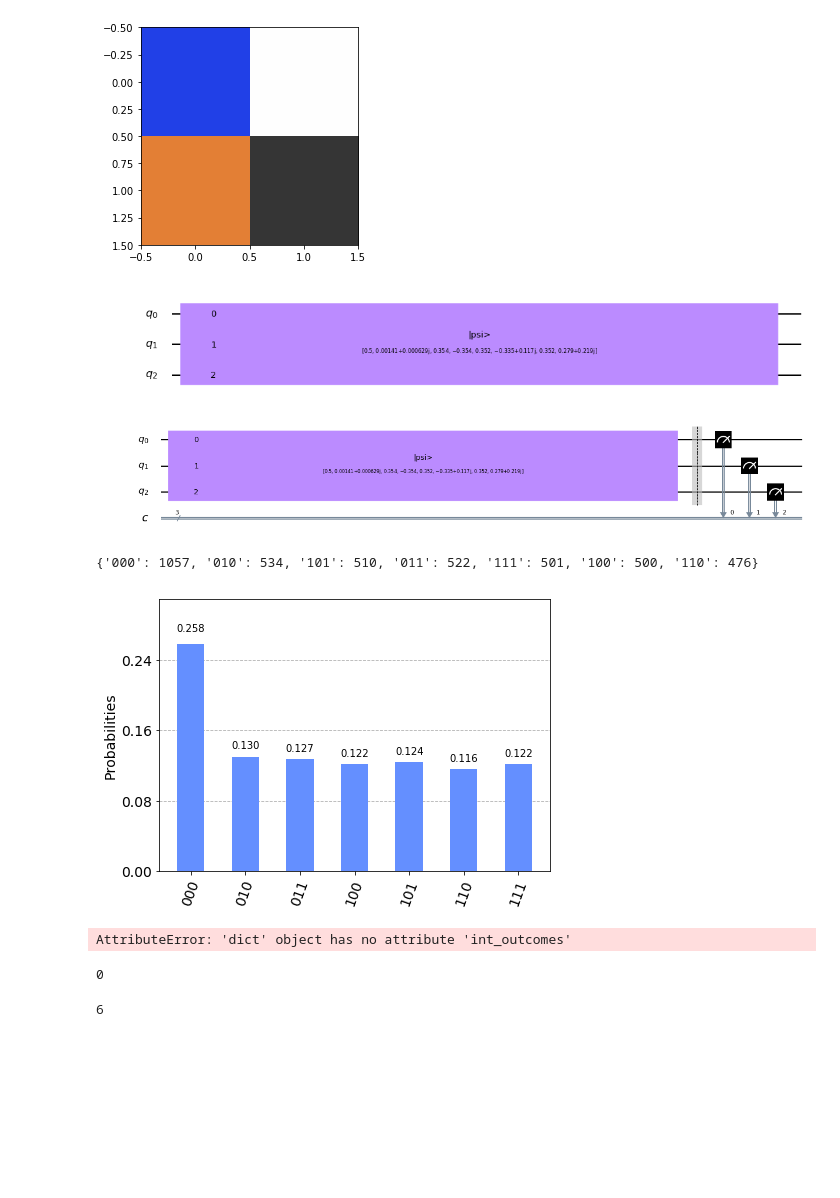
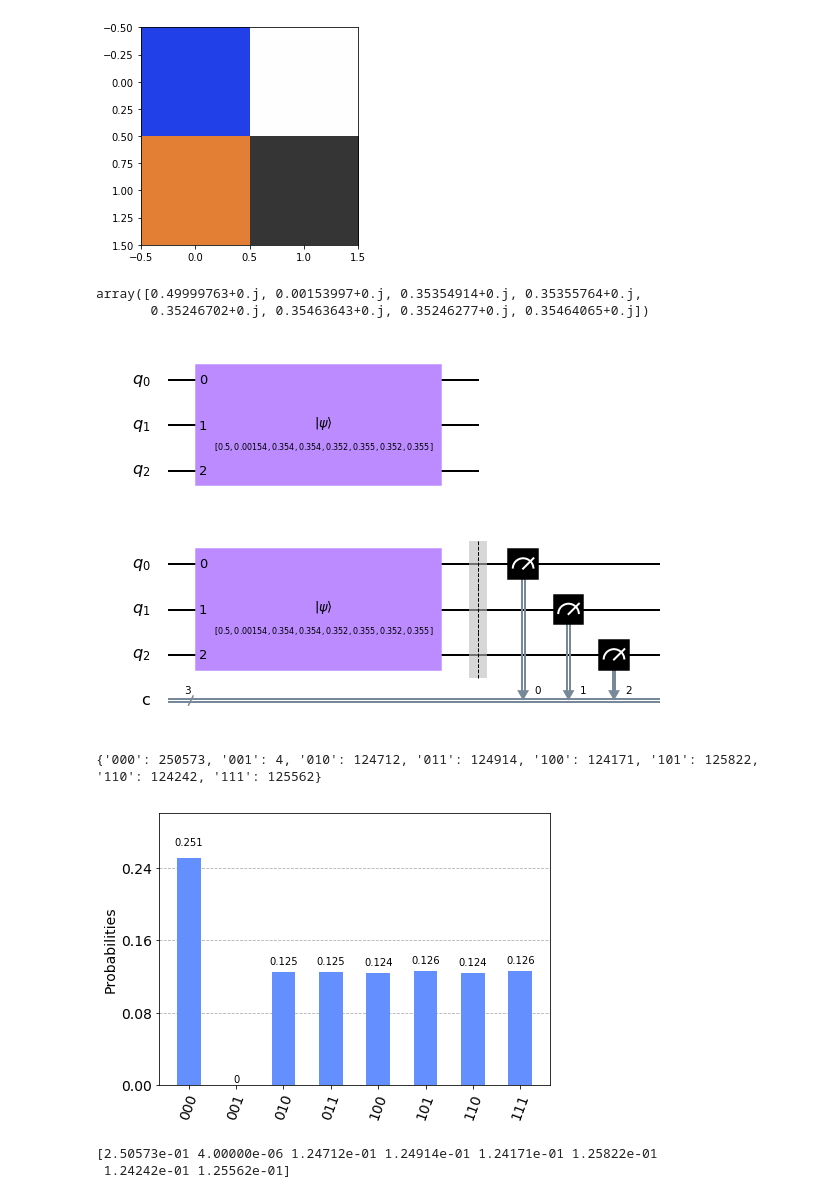
Before and after one commit to LuukCoopmans/Qiskit-Hackathon-QIP, a Jupyter notebook: Quantum Watermarking.ipynb, the cells around one changed output. Drawn from its saved outputs; the diff is of its cells as text; code cells hidden in the pictures; blank space fills up the shorter version.

```diff
--- a/Quantum Watermarking.ipynb
+++ b/Quantum Watermarking.ipynb
@@ -47,7 +47,11 @@ def get_Coeff(Image, watermark=None):
     N = np.ceil(np.log2(np.shape(Image)[0]*np.shape(Image)[1]))/2
     return 1/(2**N)*np.ndarray.flatten(np.transpose(np.stack((np.cos(Theta/2),np.exp(1j*Phi)*np.sin(Theta/2)))))
 # %%
-State_vector = get_Coeff(C_Image, W_Image)
+State_vector = get_Coeff(C_Image)
+State_vector
+# %% [output]
+array([0.49999763+0.j, 0.00153997+0.j, 0.35354914+0.j, 0.35355764+0.j,
+       0.35246702+0.j, 0.35463643+0.j, 0.35246277+0.j, 0.35464065+0.j])
 # %%
 def initialise_state(desired_initial_state):
     n = int(round(np.log2(desired_initial_state.size)))
@@ -63,25 +67,25 @@ def initialise_state(desired_initial_state):
 qc_init = initialise_state(State_vector)
 qc_init.draw('mpl')
 # %% [output]
-[figure, old version]
+[figure, new version]
 # %%
 n = int(round(np.log2(State_vector.size)))
-shots0 = 4100
+shots0 = 1000000
 
 # Create a Quantum Circuit
 meas = QuantumCircuit(n, n)
 meas.barrier(range(n))
 # map the quantum measurement to the classical bits
 meas.measure(range(n), range(n))
 
 # The Qiskit circuit object supports composition using
 # the addition operator.
 qc = qc_init + meas
 
 #drawing the circuit
 qc.draw('mpl')
 # %% [output]
-[figure, old version]
+[figure, new version]
 # %%
 # Use Aer's qasm_simulator
 backend_sim = Aer.get_backend('qasm_simulator')
@@ -99,23 +103,16 @@ print(counts)
 from qiskit.visualization import plot_histogram
 plot_histogram(counts)
 # %% [output]
-{'000': 1057, '010': 534, '101': 510, '011': 522, '111': 501, '100': 500, '110': 476}
+{'000': 250573, '001': 4, '010': 124712, '011': 124914, '100': 124171, '101': 125822, '110': 124242, '111': 125562}
-[figure, old version]
+[figure, new version]
 # %%
 probability_vector = np.zeros(2**n)
 int_counts = counts.int_outcomes() # this changes the keys in the count object to integers so we can iterate through it easily
 
 for k in range(2**n):
-    probability_vector[k] = int_counts.get(k, 0)
+    probability_vector[k] = int_counts.get(k, 0)/shots0
 
 print(probability_vector)
 # %% [output]
-AttributeError: 'dict' object has no attribute 'int_outcomes'
+[2.50573e-01 4.00000e-06 1.24712e-01 1.24914e-01 1.24171e-01 1.25822e-01
+ 1.24242e-01 1.25562e-01]
-# %%
-counts.get(8,0)
-# %% [output]
-0
-# %%
-a
-# %% [output]
-6
```
Also changed, not shown: parts of 6 cells of this notebook.
